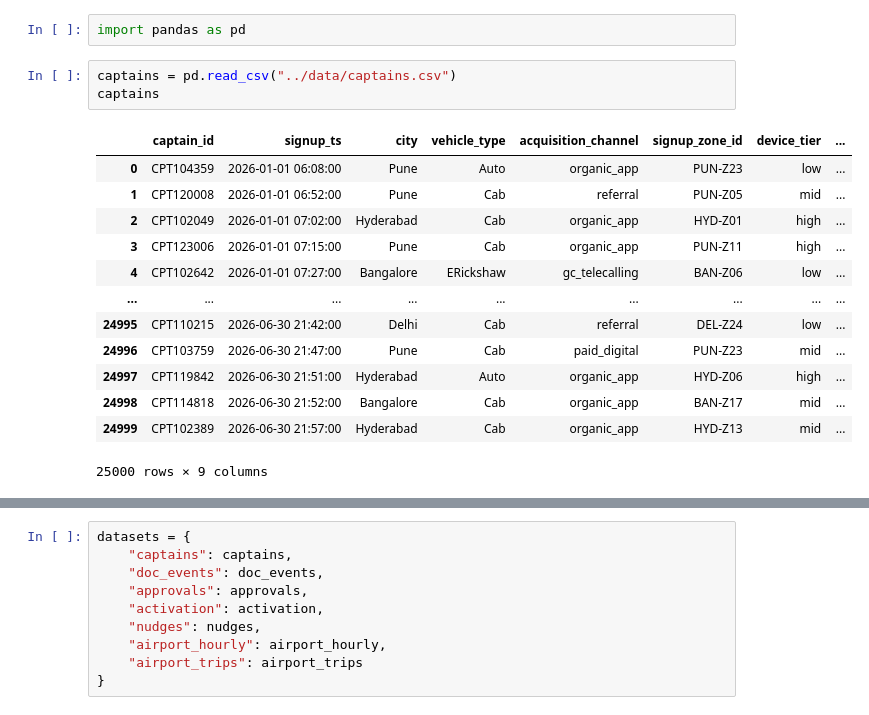
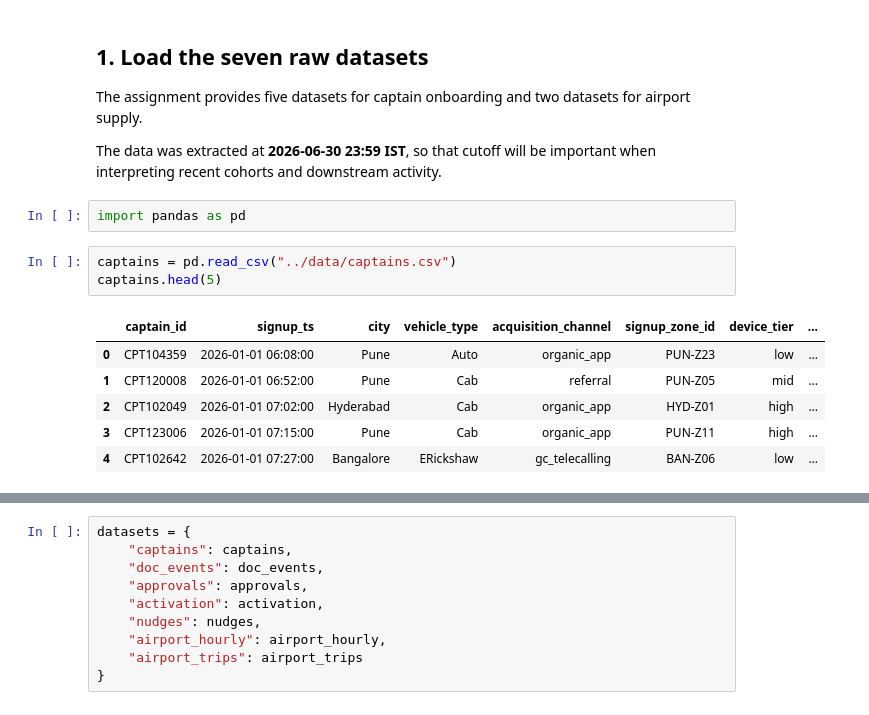
Before and after one commit to Abhay-SKulkarni123/rapido-data-science, a Jupyter notebook: Notebooks/01_load_and_understand.ipynb, the cells around one changed output, grey strips where cells are left out. Drawn from its saved outputs; the diff is of its cells as text.

```diff
--- a/Notebooks/01_load_and_understand.ipynb
+++ b/Notebooks/01_load_and_understand.ipynb
@@ -9,21 +19,20 @@ performing any cleaning or analysis.
+# %% [markdown]
+## 1. Load the seven raw datasets
+
+The assignment provides five datasets for captain onboarding and two datasets for airport supply.
+
+The data was extracted at **2026-06-30 23:59 IST**, so that cutoff will be important when interpreting recent cohorts and downstream activity.
 # %%
 import pandas as pd
 # %%
 captains = pd.read_csv("../data/captains.csv")
-captains
+captains.head(5)
 # %% [output]
 |  | captain_id | signup_ts | city | vehicle_type | acquisition_channel | signup_zone_id | device_tier | ... |
 | 0 | CPT104359 | 2026-01-01 06:08:00 | Pune | Auto | organic_app | PUN-Z23 | low | ... |
 | 1 | CPT120008 | 2026-01-01 06:52:00 | Pune | Cab | referral | PUN-Z05 | mid | ... |
 | 2 | CPT102049 | 2026-01-01 07:02:00 | Hyderabad | Cab | organic_app | HYD-Z01 | high | ... |
 | 3 | CPT123006 | 2026-01-01 07:15:00 | Pune | Cab | organic_app | PUN-Z11 | high | ... |
 | 4 | CPT102642 | 2026-01-01 07:27:00 | Bangalore | ERickshaw | gc_telecalling | BAN-Z06 | low | ... |
-| ... | ... | ... | ... | ... | ... | ... | ... | ... |
-| 24995 | CPT110215 | 2026-06-30 21:42:00 | Delhi | Cab | referral | DEL-Z24 | low | ... |
-| 24996 | CPT103759 | 2026-06-30 21:47:00 | Pune | Cab | paid_digital | PUN-Z23 | mid | ... |
-| 24997 | CPT119842 | 2026-06-30 21:51:00 | Hyderabad | Auto | organic_app | HYD-Z06 | high | ... |
-| 24998 | CPT114818 | 2026-06-30 21:52:00 | Bangalore | Cab | organic_app | BAN-Z17 | mid | ... |
-| 24999 | CPT102389 | 2026-06-30 21:57:00 | Hyderabad | Cab | organic_app | HYD-Z13 | mid | ... |
-25000 rows × 9 columns
 # %%
 doc_events = pd.read_csv("../data/doc_events.csv")
```
Also changed, not shown: parts of 94 cells of this notebook, 4 other files.
